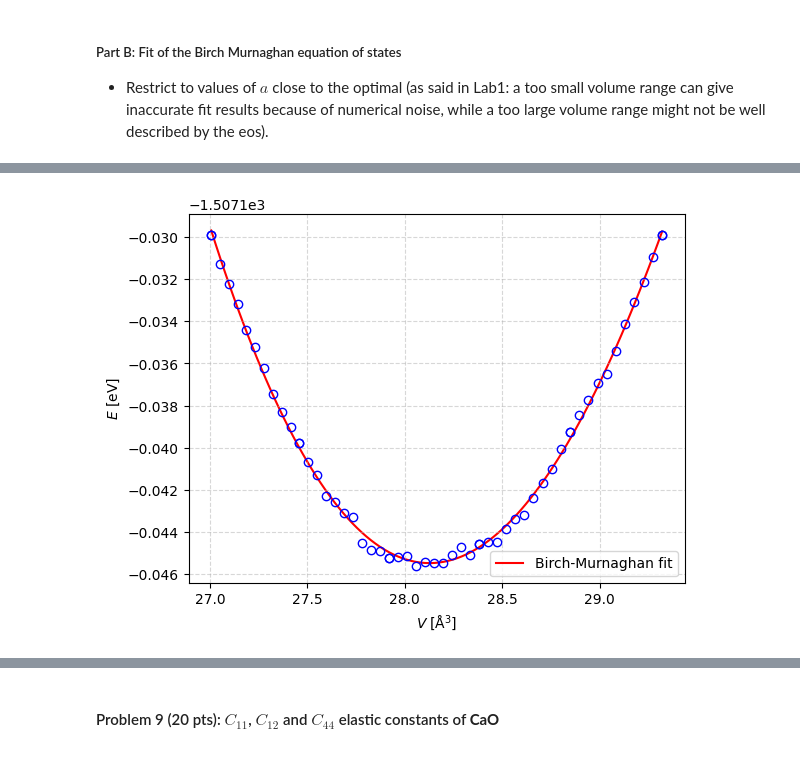
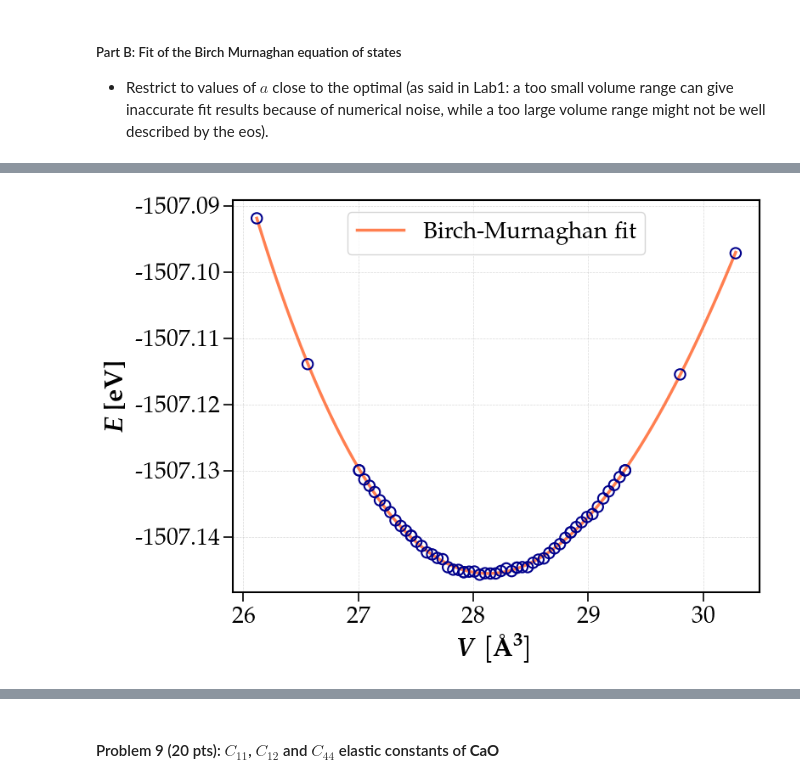
Before and after one commit to sylvainshan/MSE-468-Atomisitc-and-Quantum-Simulations-of-Materials, a Jupyter notebook: lab2/analysis.ipynb, the cells around one changed output, grey strips where cells are left out. Cells and saved outputs as stored; diff of their text form; code cells hidden in the pictures.

Commit message:
Update Plots

```diff
--- a/lab2/analysis.ipynb
+++ b/lab2/analysis.ipynb
@@ -476,9 +436,3 @@ plt.show()
 ##### Part B: Fit of the Birch Murnaghan equation of states
 
 - Restrict to values of $a$ close to the optimal (as said in Lab1: a too small volume range can give inaccurate fit results because of numerical noise, while a too large volume range might not be well described by the eos).
-# %%
-from scipy.optimize import curve_fit
-from scipy.stats import t
-
-def birch_murnaghan(V, E0, B0, B0_prime, V0):
-    return E0 + (9/8)*B0*V0*((V0/V)**(2/3) - 1)**2 + (9/16)*B0*V0*(B0_prime - 4)*((V0/V)**(2/3) - 1)**3
@@ -485,7 +442,7 @@ def birch_murnaghan(V, E0, B0, B0_prime, V0):
 # %%
 filepath = "Problem7/simulations/energies.dat"
 df = extract_energies_a_vary(filepath)
-cond = (df["a [Ang]"] > 4.75) & (df["a [Ang]"] < 4.9)
+cond = (df["a [Ang]"] > 4.7) & (df["a [Ang]"] < 4.95)
 df = df[cond]
 
 V_data = df["V [Ang^3]"].values
@@ -529,17 +486,27 @@ report_ci(ci)
 # %%
 V_fit = np.linspace(V_data.min(), V_data.max(), 100)
 E_fit = result.eval(V=V_fit)
 
-# Plot the data and the fit
-plt.plot(V_data, E_data, marker="o", color="skyblue", markerfacecolor="None", markersize=6,linestyle="None", markeredgecolor="blue", zorder=2)
-plt.plot(V_fit, E_fit, color="red", label="Birch-Murnaghan fit", zorder=1)
-plt.xlabel(r"$V \; [\rm \AA^3]$")
-plt.ylabel(r"$E$ [eV]")
-plt.grid(True, which="both", linestyle="--", alpha=0.5)
+
+import matplotlib.ticker as ticker
+plt.scatter(V_data, E_data, marker="o", color="None", edgecolor="darkblue", s=80, linewidths=1.5, zorder=2)
+plt.plot(V_fit, E_fit, color="coral", linestyle="-", label="Birch-Murnaghan fit", zorder=1)
+plt.xlabel(r"$\boldsymbol{V \; [\rm \AA^3]}$")
+plt.ylabel(r"$\boldsymbol{E}$ $\textbf{[eV]}$")
+plt.grid(True, which="both", linestyle="--", alpha=0.3)
 plt.legend()
+
+plt.gca().yaxis.set_major_formatter(ticker.ScalarFormatter(useMathText=True))
+plt.ticklabel_format(axis='y', style='plain')
+formatter = ticker.FormatStrFormatter('%.2f')
+plt.gca().yaxis.set_major_formatter(formatter)
+
+figname = "P8_birch_murnaghan_fit_V1.pdf"
+plt.savefig(os.path.join(FIG_PATH, figname), bbox_inches="tight")
+
 plt.show()
 # %% [output]
-[figure, old version]
+[figure, new version]
 # %%
 conversion_factor = eV / angstrom**3
 B0 = result.params["B0"].value * conversion_factor * 1e-9  # Convert to GPa
```
Also changed, not shown: parts of 29 cells of this notebook, 12 other files.
